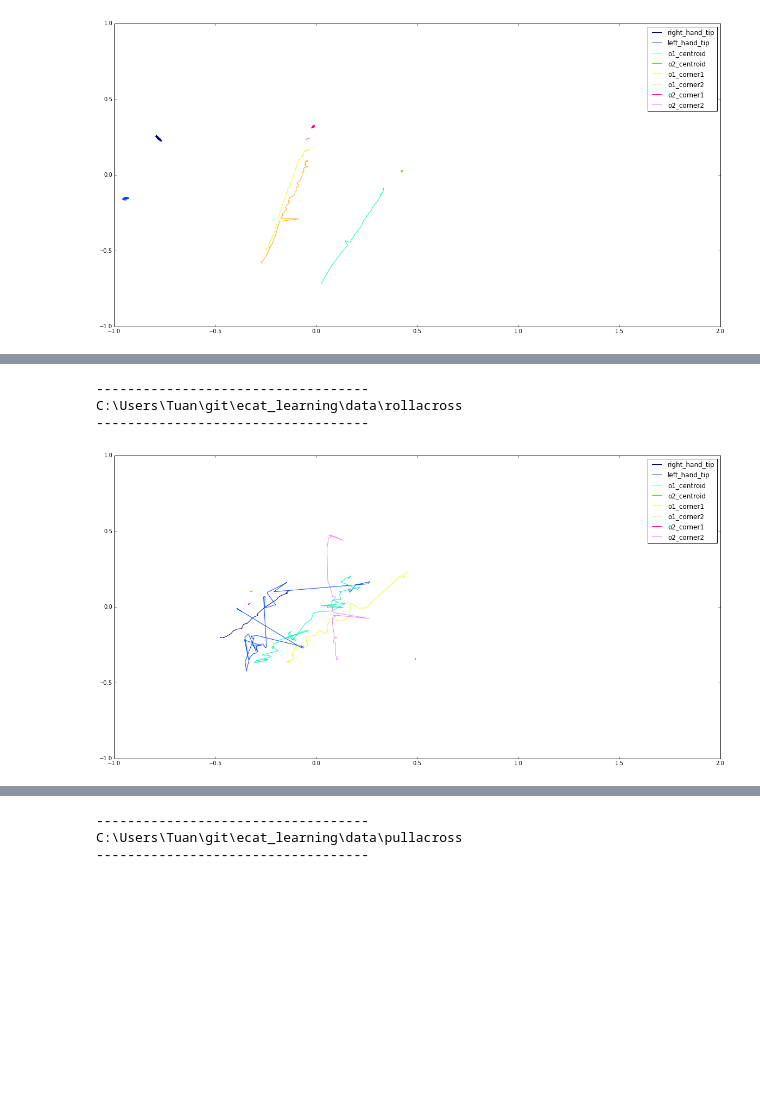
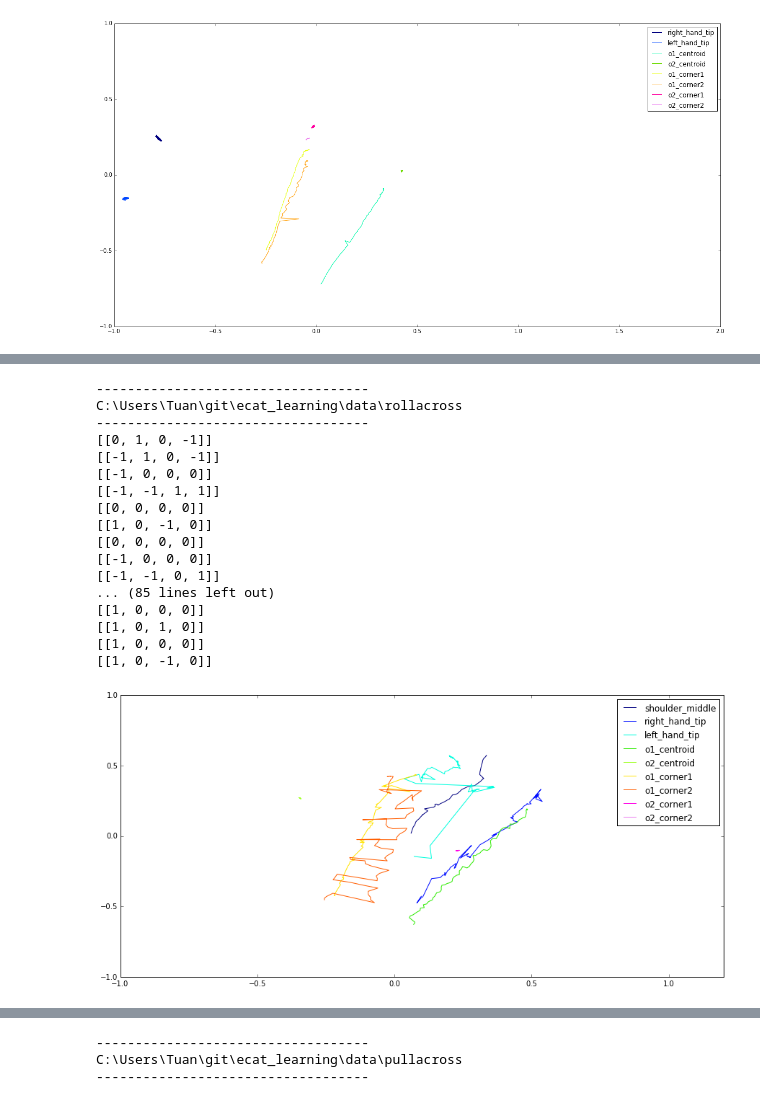
Before and after one commit to tuandnvn/ecat_learning, a Jupyter notebook: Test PCA.ipynb, the cells around one changed output, grey strips where cells are left out. Cells and saved outputs as stored; diff of their text form; code cells hidden in the pictures; blank space fills up the shorter version.

Commit message:
Add qtccs features

```diff
--- a/Test PCA.ipynb
+++ b/Test PCA.ipynb
@@ -155,15 +150,15 @@ data_length = None
 _, project_data = read_project_data()
 
 def plot_project(project_name, sessionIndex = 0):
-    no_of_points = 8
-    colormaps_fig = plt.figure(figsize = (20, 10))
+    no_of_points = 9
+    colormaps_fig = plt.figure(figsize = (15, 7))
     # Draw the plot
     colormap = plt.cm.gist_ncar
     plt.gca().set_color_cycle([colormap(i) for i in np.linspace(0, 0.9, no_of_points)])
 
-    plt.axis ( [-1,2,-1,1] )
+    plt.axis ( [-1,1.2,-1,1] )
 
-    labels = ['right_hand_tip', 'left_hand_tip', 'o1_centroid', 'o2_centroid',
+    labels = ['shoulder_middle', 'right_hand_tip', 'left_hand_tip', 'o1_centroid', 'o2_centroid',
              #'average_shoulders', 'left_hand_on_rig', 'right_hand_on_rig',
              'o1_corner1', 'o1_corner2','o2_corner1','o2_corner2',]
 
@@ -329,30 +349,0 @@ C:\Users\Tuan\git\ecat_learning\data\selfslideto
-# %%
-o1_corner1 = [Object_State(name="o1_corner1", timestamp=i, x=sample[i][8], y=sample[i][9], width=1, length=1)
-      for i in xrange(108)]
-
-o1_corner2 = [Object_State(name="o1_corner2", timestamp=i, x=sample[i][10], y=sample[i][11], width=1, length=1)
-      for i in xrange(108)]
-
-o1_centroid = [Object_State(name="o1_centroid", timestamp=i, x=sample[i][4], y=sample[i][5], width=1, length=1)
-      for i in xrange(108)]
-
-o2_centroid = [Object_State(name="o2_centroid", timestamp=i, x=sample[i][6], y=sample[i][7], width=1, length=1)
-      for i in xrange(108)]
-
-world = World_Trace()
-world.add_object_state_series(o1_corner1)
-world.add_object_state_series(o1_corner2)
-world.add_object_state_series(o1_centroid)
-world.add_object_state_series(o2_centroid)
-
-qsrlib_request_message = QSRlib_Request_Message(which_qsr=['qtccs',
-                                                           'cardir', 'argd'], input_data=world,
-                dynamic_args = {'qtccs': {'qsrs_for': [('o1_corner1', 'o1_corner2'), ('o1_centroid', 'o2_centroid')]},
-                               'cardir': {'qsrs_for': [('o1_corner1', 'o1_corner2'), ('o1_centroid', 'o2_centroid')]},
-                               'argd': {'qsrs_for': [('o1_corner1', 'o1_corner2'), ('o1_centroid', 'o2_centroid')],
-                                        'qsr_relations_and_values' : dict(("" + str(i), i * 1.0 / 20) for i in xrange(20)) }})
-# request your QSRs
-qsrlib_response_message = qsrlib.request_qsrs(req_msg=qsrlib_request_message)
-
-pretty_print_world_qsr_trace(['qtccs',
-                              'cardir', 'argd'], qsrlib_response_message)
@@ -377,10 +432,26 @@ Response is:
 # %%
-sample2 = plot_project('C:\\Users\\Tuan\\git\\ecat_learning\\data\\rollacross')
+sample2 = plot_project('C:\\Users\\Tuan\\git\\ecat_learning\\data\\rollacross', 3)
+
+print_qtccs(sample2)
 # %% [output]
 -----------------------------------
 C:\Users\Tuan\git\ecat_learning\data\rollacross
 -----------------------------------
+[[0, 1, 0, -1]]
+[[-1, 1, 0, -1]]
+[[-1, 0, 0, 0]]
+[[-1, -1, 1, 1]]
+[[0, 0, 0, 0]]
+[[1, 0, -1, 0]]
+[[0, 0, 0, 0]]
+[[-1, 0, 0, 0]]
+[[-1, -1, 0, 1]]
+... (85 lines left out)
+[[1, 0, 0, 0]]
+[[1, 0, 1, 0]]
+[[1, 0, 0, 0]]
+[[1, 0, -1, 0]]
-[figure, old version]
+[figure, new version]
 # %%
 o1_corner1 = [Object_State(name="o1_corner1", timestamp=i, x=sample2[i][12], y=sample2[i][13], width=0.1, length=0.1)
       for i in xrange(sample2.shape[0])]
```
Also changed, not shown: parts of 26 cells of this notebook, 13 other files.
